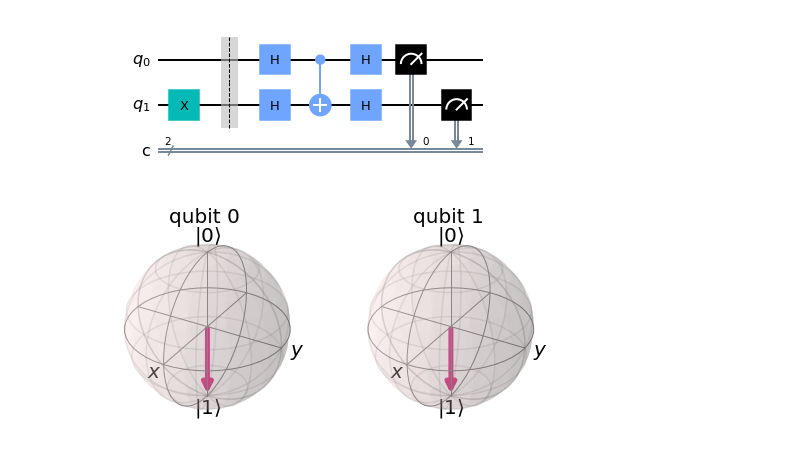
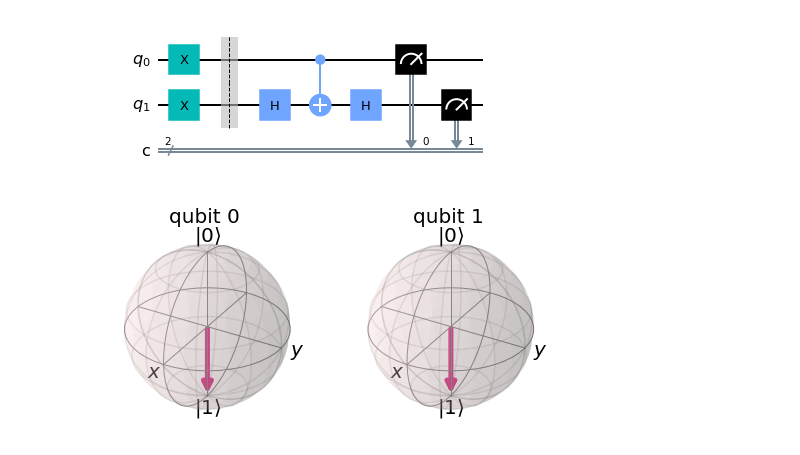
Before and after one commit to sergiomtzlosa/docker-qiskit, a Jupyter notebook: qiskit-jupyter/notebooks/circuit_test2.ipynb, the cells around one changed output. Cells and saved outputs as stored; diff of their text form; code cells hidden in the pictures.

```diff
--- a/qiskit-jupyter/notebooks/circuit_test2.ipynb
+++ b/qiskit-jupyter/notebooks/circuit_test2.ipynb
@@ -5,18 +5,19 @@ from qiskit.visualization import plot_histogram, plot_bloch_multivector, plot_st
 # %%
 circuit = qiskit.QuantumCircuit(2,2)
 
+circuit.x(0)
 circuit.x(1)
 circuit.barrier()
-circuit.h(0)
+#circuit.h(0)
 circuit.h(1)
 circuit.cx(0, 1)
-circuit.h(0)
+#circuit.h(0)
 circuit.h(1)
 circuit.measure([0,1], [0,1])
 
 circuit.draw(output="mpl")
 # %% [output]
-[figure, old version]
+[figure, new version]
 # %%
 # simulators
 qasm_sim = qiskit.Aer.get_backend("qasm_simulator")
```
Also changed, not shown: parts of 1 cell of this notebook.
